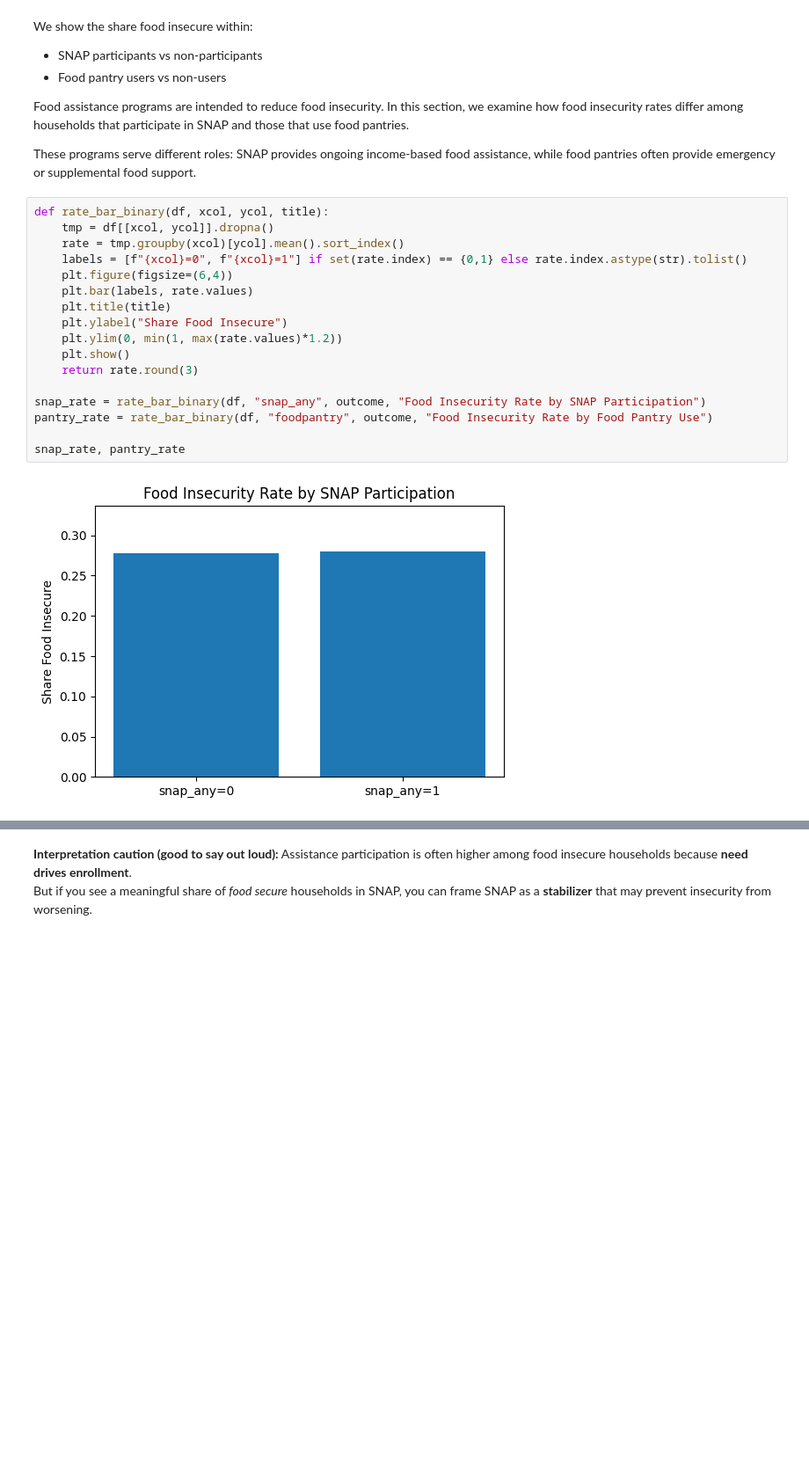
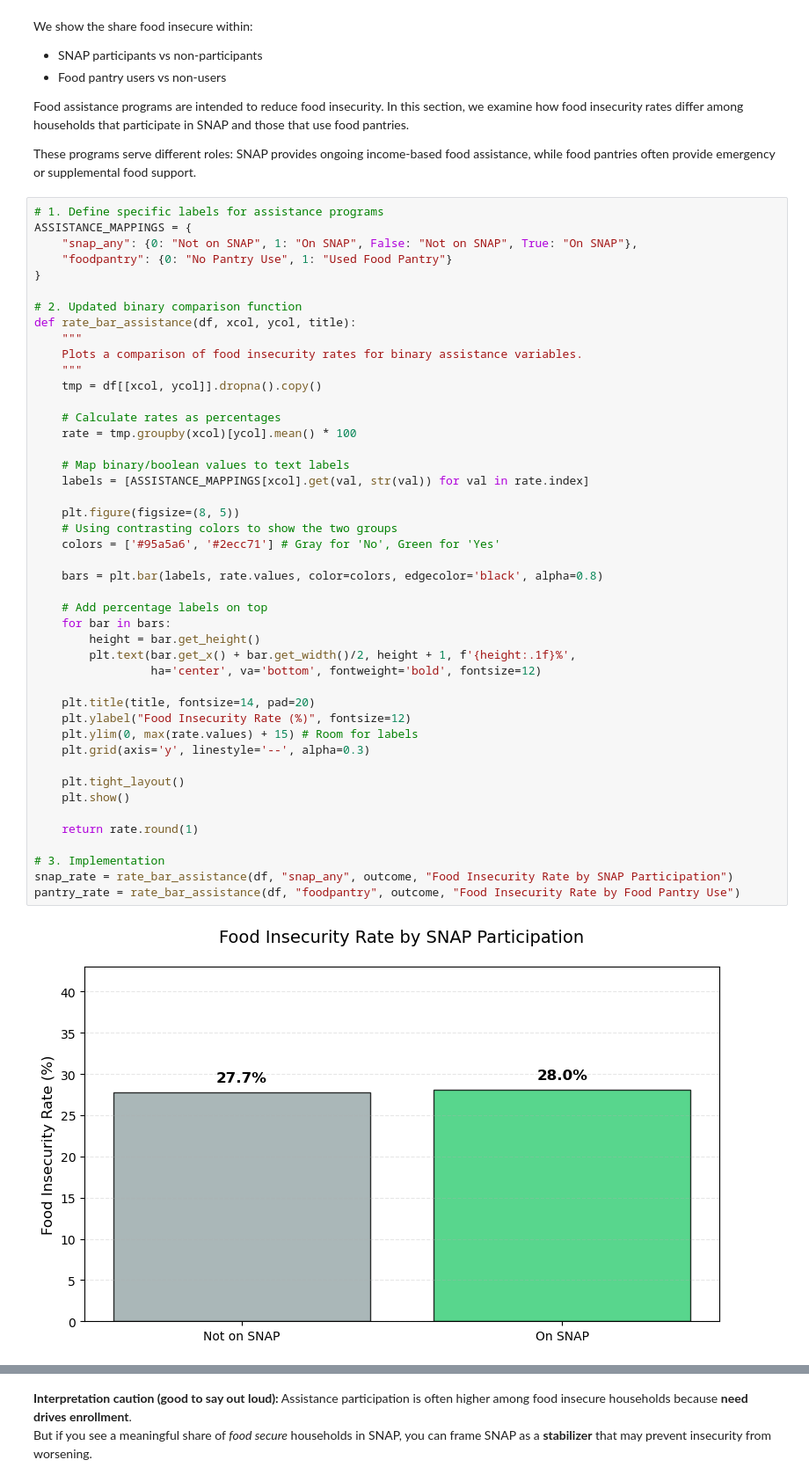
Before and after one commit to damilp36/foodinsecurity, a Jupyter notebook: food_insecurity.ipynb, the cells around one changed output, grey strips where cells are left out. Shown at 88% size. Saved outputs shown, nothing was run; the diff lists cells and outputs as text; blank space fills up the shorter version.

```diff
--- a/food_insecurity.ipynb
+++ b/food_insecurity.ipynb
@@ -441,21 +448,49 @@ Food assistance programs are intended to reduce food insecurity. In this section
 
 These programs serve different roles: SNAP provides ongoing income-based food assistance, while food pantries often provide emergency or supplemental food support.
 # %%
-def rate_bar_binary(df, xcol, ycol, title):
-    tmp = df[[xcol, ycol]].dropna()
-    rate = tmp.groupby(xcol)[ycol].mean().sort_index()
-    labels = [f"{xcol}=0", f"{xcol}=1"] if set(rate.index) == {0,1} else rate.index.astype(str).tolist()
-    plt.figure(figsize=(6,4))
-    plt.bar(labels, rate.values)
-    plt.title(title)
-    plt.ylabel("Share Food Insecure")
-    plt.ylim(0, min(1, max(rate.values)*1.2))
+# 1. Define specific labels for assistance programs
+ASSISTANCE_MAPPINGS = {
+    "snap_any": {0: "Not on SNAP", 1: "On SNAP", False: "Not on SNAP", True: "On SNAP"},
+    "foodpantry": {0: "No Pantry Use", 1: "Used Food Pantry"}
+}
+
+# 2. Updated binary comparison function
+def rate_bar_assistance(df, xcol, ycol, title):
+    """
+    Plots a comparison of food insecurity rates for binary assistance variables.
+    """
+    tmp = df[[xcol, ycol]].dropna().copy()
+
+    # Calculate rates as percentages
+    rate = tmp.groupby(xcol)[ycol].mean() * 100
+
+    # Map binary/boolean values to text labels
+    labels = [ASSISTANCE_MAPPINGS[xcol].get(val, str(val)) for val in rate.index]
+
+    plt.figure(figsize=(8, 5))
+    # Using contrasting colors to show the two groups
+    colors = ['#95a5a6', '#2ecc71'] # Gray for 'No', Green for 'Yes'
+
+    bars = plt.bar(labels, rate.values, color=colors, edgecolor='black', alpha=0.8)
+
+    # Add percentage labels on top
+    for bar in bars:
+        height = bar.get_height()
+        plt.text(bar.get_x() + bar.get_width()/2, height + 1, f'{height:.1f}%',
+                 ha='center', va='bottom', fontweight='bold', fontsize=12)
+
+    plt.title(title, fontsize=14, pad=20)
+    plt.ylabel("Food Insecurity Rate (%)", fontsize=12)
+    plt.ylim(0, max(rate.values) + 15) # Room for labels
+    plt.grid(axis='y', linestyle='--', alpha=0.3)
+
+    plt.tight_layout()
     plt.show()
-    return rate.round(3)
 
-snap_rate = rate_bar_binary(df, "snap_any", outcome, "Food Insecurity Rate by SNAP Participation")
-pantry_rate = rate_bar_binary(df, "foodpantry", outcome, "Food Insecurity Rate by Food Pantry Use")
+    return rate.round(1)
 
-snap_rate, pantry_rate
+# 3. Implementation
+snap_rate = rate_bar_assistance(df, "snap_any", outcome, "Food Insecurity Rate by SNAP Participation")
+pantry_rate = rate_bar_assistance(df, "foodpantry", outcome, "Food Insecurity Rate by Food Pantry Use")
 # %% [output]
-[figure, old version]
+[figure, new version]
```
Also changed, not shown: parts of 33 cells of this notebook.
